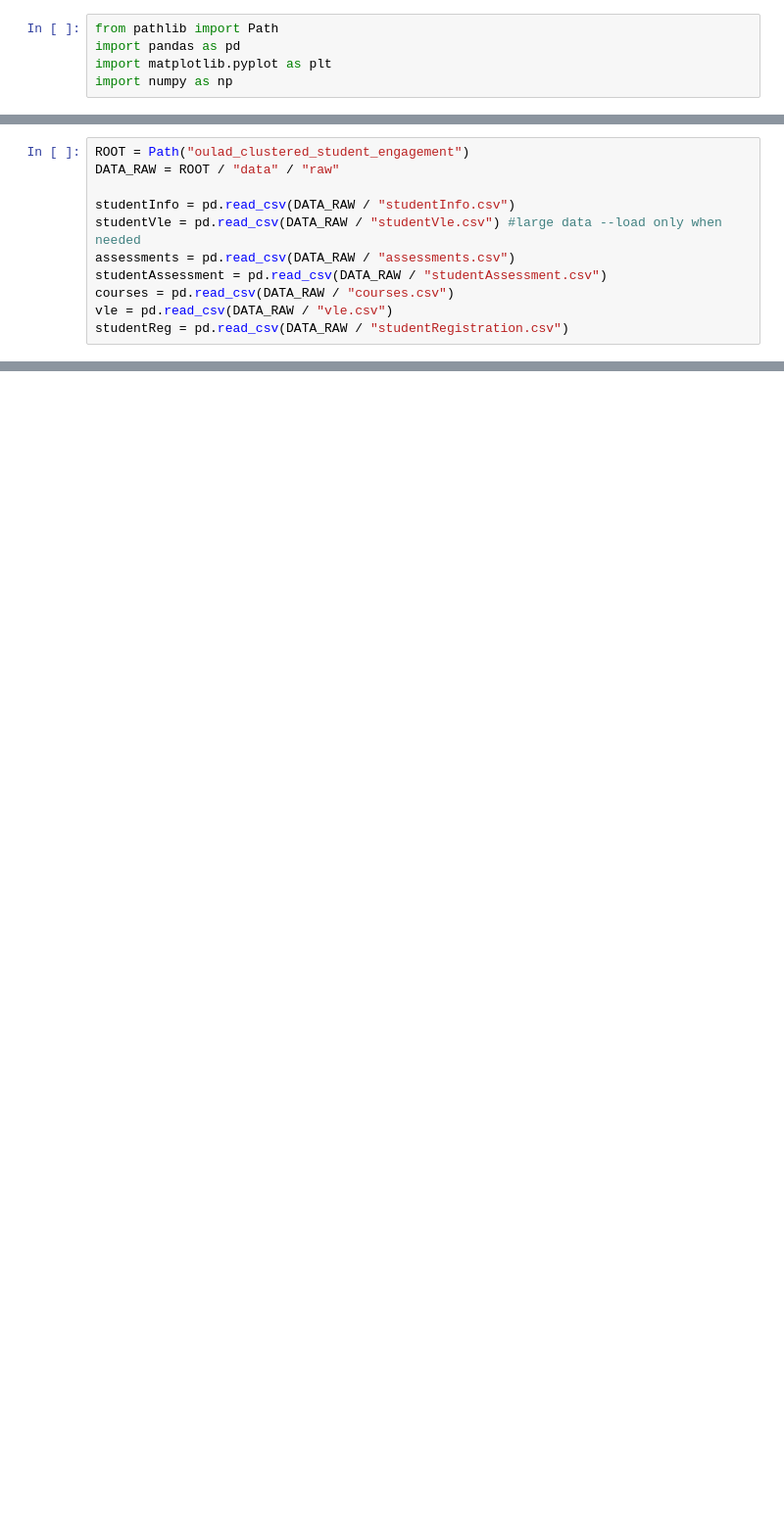
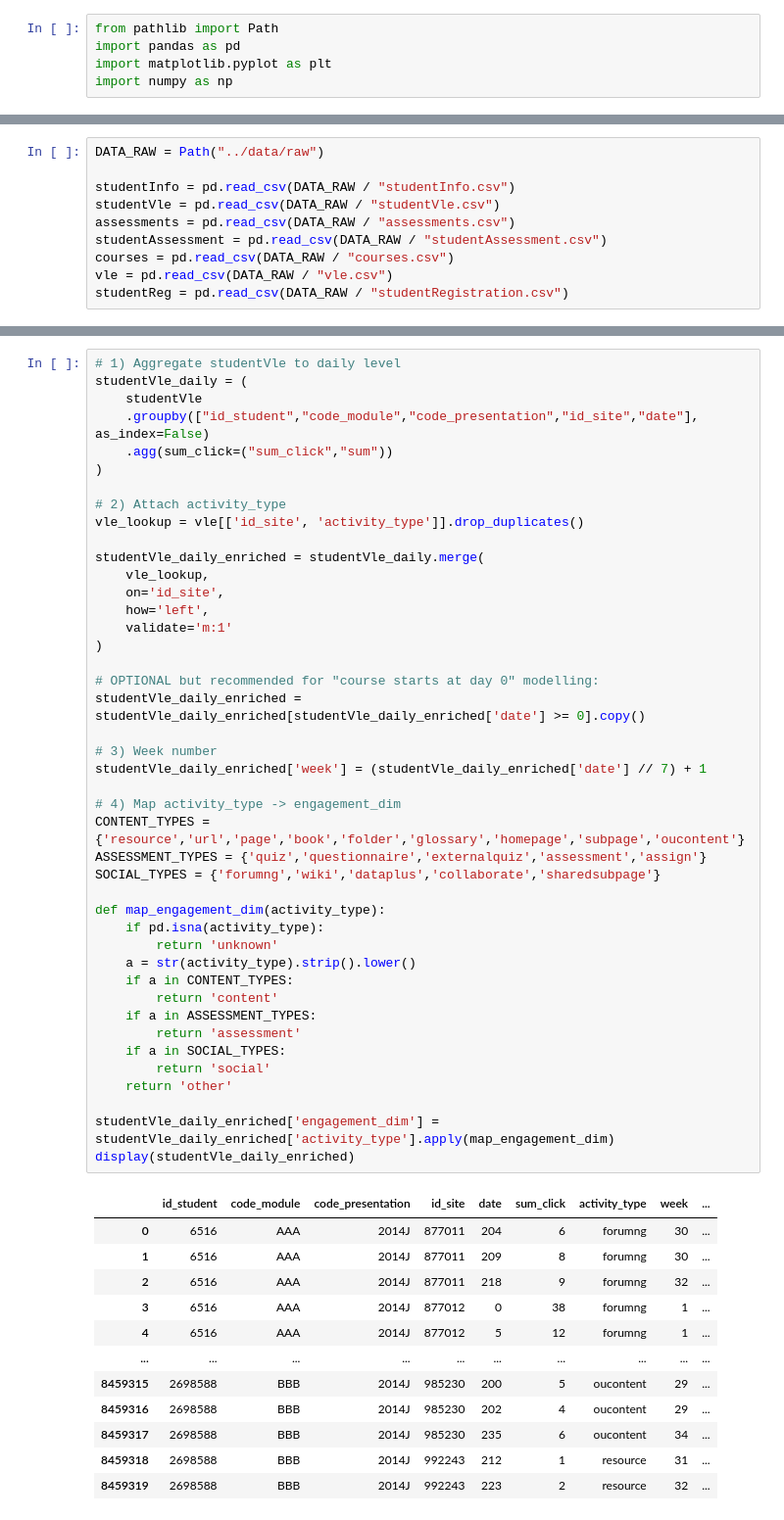
Before and after one commit to Anu-shree-S/oulad-clustered-student-engagement, a Jupyter notebook: notebooks/initial-eda.ipynb, the cells around one changed output, grey strips where cells are left out. Shown at 98% size. Cells and saved outputs as stored; diff of their text form; blank space fills up the shorter version.

Commit message:
Data Cleaning and  Creating Master Table

```diff
--- a/notebooks/initial-eda.ipynb
+++ b/notebooks/initial-eda.ipynb
@@ -9,9 +14,8 @@ import numpy as np
 # %%
-ROOT = Path("oulad_clustered_student_engagement")
-DATA_RAW = ROOT / "data" / "raw"
+DATA_RAW = Path("../data/raw")
 
 studentInfo = pd.read_csv(DATA_RAW / "studentInfo.csv")
-studentVle = pd.read_csv(DATA_RAW / "studentVle.csv") #large data --load only when needed
+studentVle = pd.read_csv(DATA_RAW / "studentVle.csv")
 assessments = pd.read_csv(DATA_RAW / "assessments.csv")
 studentAssessment = pd.read_csv(DATA_RAW / "studentAssessment.csv")
 courses = pd.read_csv(DATA_RAW / "courses.csv")
@@ -880,0 +73,56 @@ saved bytes: 17415
+# %%
+# 1) Aggregate studentVle to daily level
+studentVle_daily = (
+    studentVle
+    .groupby(["id_student","code_module","code_presentation","id_site","date"], as_index=False)
+    .agg(sum_click=("sum_click","sum"))
+)
+
+# 2) Attach activity_type
+vle_lookup = vle[['id_site', 'activity_type']].drop_duplicates()
+
+studentVle_daily_enriched = studentVle_daily.merge(
+    vle_lookup,
+    on='id_site',
+    how='left',
+    validate='m:1'
+)
+
+# OPTIONAL but recommended for "course starts at day 0" modelling:
+studentVle_daily_enriched = studentVle_daily_enriched[studentVle_daily_enriched['date'] >= 0].copy()
+
+# 3) Week number
+studentVle_daily_enriched['week'] = (studentVle_daily_enriched['date'] // 7) + 1
+
+# 4) Map activity_type -> engagement_dim
+CONTENT_TYPES = {'resource','url','page','book','folder','glossary','homepage','subpage','oucontent'}
+ASSESSMENT_TYPES = {'quiz','questionnaire','externalquiz','assessment','assign'}
+SOCIAL_TYPES = {'forumng','wiki','dataplus','collaborate','sharedsubpage'}
+
+def map_engagement_dim(activity_type):
+    if pd.isna(activity_type):
+        return 'unknown'
+    a = str(activity_type).strip().lower()
+    if a in CONTENT_TYPES:
+        return 'content'
+    if a in ASSESSMENT_TYPES:
+        return 'assessment'
+    if a in SOCIAL_TYPES:
+        return 'social'
+    return 'other'
+
+studentVle_daily_enriched['engagement_dim'] = studentVle_daily_enriched['activity_type'].apply(map_engagement_dim)
+display(studentVle_daily_enriched)
+# %% [output]
+|  | id_student | code_module | code_presentation | id_site | date | sum_click | activity_type | week | ... |
+| 0 | 6516 | AAA | 2014J | 877011 | 204 | 6 | forumng | 30 | ... |
+| 1 | 6516 | AAA | 2014J | 877011 | 209 | 8 | forumng | 30 | ... |
+| 2 | 6516 | AAA | 2014J | 877011 | 218 | 9 | forumng | 32 | ... |
+| 3 | 6516 | AAA | 2014J | 877012 | 0 | 38 | forumng | 1 | ... |
+| 4 | 6516 | AAA | 2014J | 877012 | 5 | 12 | forumng | 1 | ... |
+| ... | ... | ... | ... | ... | ... | ... | ... | ... | ... |
+| 8459315 | 2698588 | BBB | 2014J | 985230 | 200 | 5 | oucontent | 29 | ... |
+| 8459316 | 2698588 | BBB | 2014J | 985230 | 202 | 4 | oucontent | 29 | ... |
+| 8459317 | 2698588 | BBB | 2014J | 985230 | 235 | 6 | oucontent | 34 | ... |
+| 8459318 | 2698588 | BBB | 2014J | 992243 | 212 | 1 | resource | 31 | ... |
+| 8459319 | 2698588 | BBB | 2014J | 992243 | 223 | 2 | resource | 32 | ... |
```
Also changed, not shown: parts of 33 cells of this notebook.
